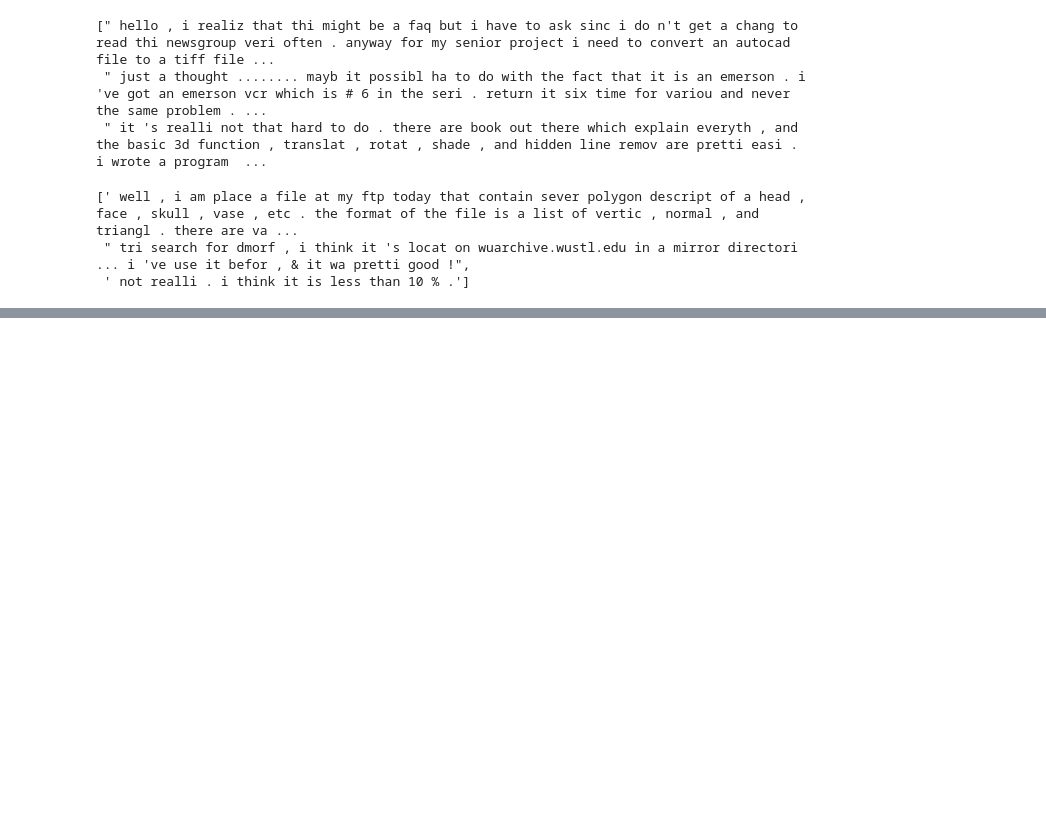
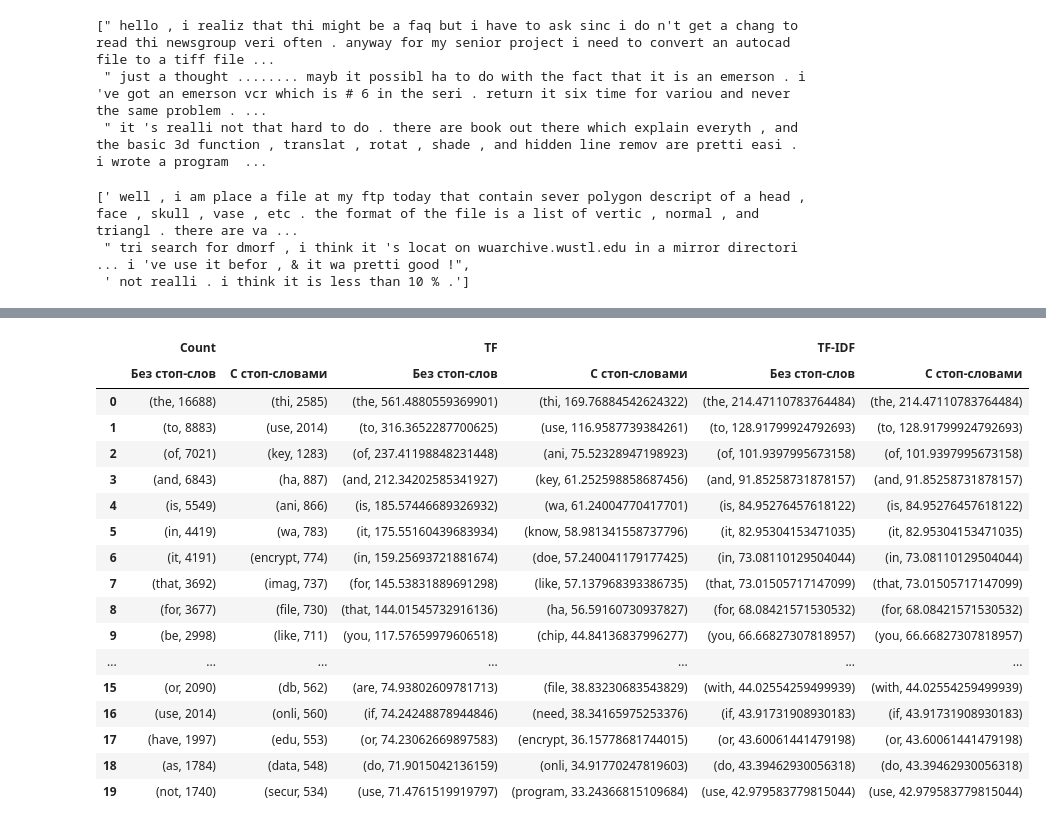
Before and after one commit to ruslooob/expert-systems, a Jupyter notebook: notebooks/2_lab.ipynb, the cells around one changed output, grey strips where cells are left out. Cells and saved outputs as stored; diff of their text form; code cells hidden in the pictures; blank space fills up the shorter version.

```diff
--- a/notebooks/2_lab.ipynb
+++ b/notebooks/2_lab.ipynb
@@ -585,0 +534,6 @@ None
+# %%
+vect = CountVectorizer(max_features=10000, stop_words='english')
+dtm = vect.fit_transform(train_tokenized)
+count_column_stem_stop = get_20_freq_words(vect, dtm)
+df_train_stem['Count', 'С стоп-словами'] = count_column_stem_stop
+count_column_stem_stop
@@ -585,0 +597,11 @@ None
+# %%
+vectorizer = CountVectorizer(max_features=10000, stop_words='english')
+dtm = vectorizer.fit_transform(train_tokenized)
+tfidf = TfidfTransformer(use_idf=False).fit_transform(dtm)
+
+feature_names = vectorizer.get_feature_names_out()
+tfidf_values = tfidf.toarray().sum(axis=0)
+
+tf_column_stem_stop = get_20_freq_words_idf(feature_names, tfidf_values)
+df_train_stem['TF', 'С стоп-словами'] = tf_column_stem_stop
+tf_column_stem_stop
@@ -585,0 +631,11 @@ None
+# %%
+vectorizer = CountVectorizer(max_features=10000)
+dtm = vectorizer.fit_transform(train_tokenized)
+tfidf = TfidfTransformer(use_idf=True).fit_transform(dtm)
+
+feature_names = vectorizer.get_feature_names_out()
+tfidf_values = tfidf.toarray().sum(axis=0)
+
+tf_idf_column = get_20_freq_words_idf(feature_names, tfidf_values)
+df_train_stem['TF-IDF', 'Без стоп-слов'] = tf_idf_column
+tf_idf_column
@@ -585,0 +665,11 @@ None
+# %%
+vectorizer = CountVectorizer(max_features=10000)
+dtm = vectorizer.fit_transform(train_tokenized)
+tfidf = TfidfTransformer(use_idf=True).fit_transform(dtm)
+
+feature_names = vectorizer.get_feature_names_out()
+tfidf_values = tfidf.toarray().sum(axis=0)
+
+tf_idf_column_stop = get_20_freq_words_idf(feature_names, tfidf_values)
+df_train_stem['TF-IDF', 'С стоп-словами'] = tf_idf_column_stop
+tf_idf_column_stop
@@ -585,0 +933,21 @@ None
+# %%
+df_train_stem
+# %% [output]
+|  | Count |  | TF |  | TF-IDF |  |
+|  | Без стоп-слов | С стоп-словами | Без стоп-слов | С стоп-словами | Без стоп-слов | С стоп-словами |
+| 0 | (the, 16688) | (thi, 2585) | (the, 561.4880559369901) | (thi, 169.76884542624322) | (the, 214.47110783764484) | (the, 214.47110783764484) |
+| 1 | (to, 8883) | (use, 2014) | (to, 316.3652287700625) | (use, 116.9587739384261) | (to, 128.91799924792693) | (to, 128.91799924792693) |
+| 2 | (of, 7021) | (key, 1283) | (of, 237.41198848231448) | (ani, 75.52328947198923) | (of, 101.9397995673158) | (of, 101.9397995673158) |
+| 3 | (and, 6843) | (ha, 887) | (and, 212.34202585341927) | (key, 61.252598858687456) | (and, 91.85258731878157) | (and, 91.85258731878157) |
+| 4 | (is, 5549) | (ani, 866) | (is, 185.57446689326932) | (wa, 61.24004770417701) | (is, 84.95276457618122) | (is, 84.95276457618122) |
+| 5 | (in, 4419) | (wa, 783) | (it, 175.55160439683934) | (know, 58.981341558737796) | (it, 82.95304153471035) | (it, 82.95304153471035) |
+| 6 | (it, 4191) | (encrypt, 774) | (in, 159.25693721881674) | (doe, 57.240041179177425) | (in, 73.08110129504044) | (in, 73.08110129504044) |
+| 7 | (that, 3692) | (imag, 737) | (for, 145.53831889691298) | (like, 57.137968393386735) | (that, 73.01505717147099) | (that, 73.01505717147099) |
+| 8 | (for, 3677) | (file, 730) | (that, 144.01545732916136) | (ha, 56.59160730937827) | (for, 68.08421571530532) | (for, 68.08421571530532) |
+| 9 | (be, 2998) | (like, 711) | (you, 117.57659979606518) | (chip, 44.84136837996277) | (you, 66.66827307818957) | (you, 66.66827307818957) |
+| ... | ... | ... | ... | ... | ... | ... |
+| 15 | (or, 2090) | (db, 562) | (are, 74.93802609781713) | (file, 38.83230683543829) | (with, 44.02554259499939) | (with, 44.02554259499939) |
+| 16 | (use, 2014) | (onli, 560) | (if, 74.24248878944846) | (need, 38.34165975253376) | (if, 43.91731908930183) | (if, 43.91731908930183) |
+| 17 | (have, 1997) | (edu, 553) | (or, 74.23062669897583) | (encrypt, 36.15778681744015) | (or, 43.60061441479198) | (or, 43.60061441479198) |
+| 18 | (as, 1784) | (data, 548) | (do, 71.9015042136159) | (onli, 34.91770247819603) | (do, 43.39462930056318) | (do, 43.39462930056318) |
+| 19 | (not, 1740) | (secur, 534) | (use, 71.4761519919797) | (program, 33.24366815109684) | (use, 42.979583779815044) | (use, 42.979583779815044) |
```
Also changed, not shown: parts of 109 cells of this notebook, 3 other files.
